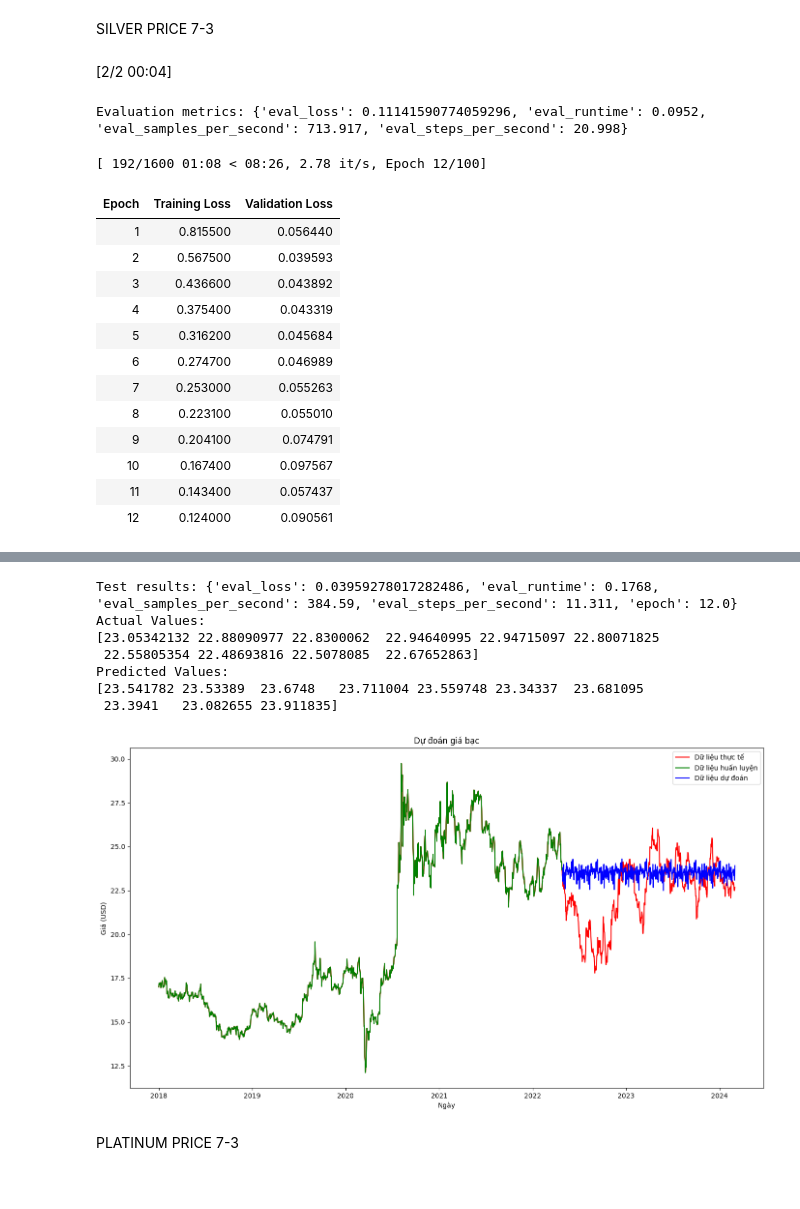
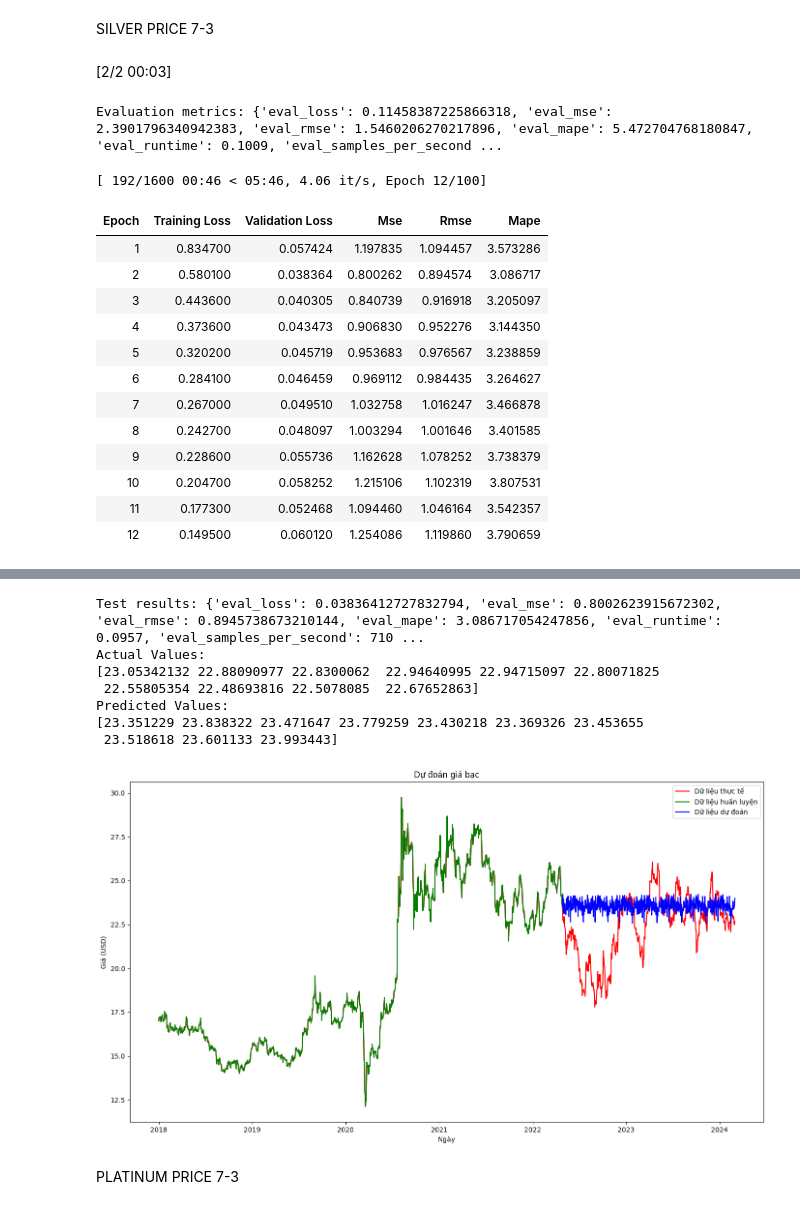
Before and after one commit to Kt7mmm/IS403_O21_06, a Jupyter notebook: Model/Team06_PatchTST.ipynb, the cells around one changed output, grey strips where cells are left out. Drawn from its saved outputs; the diff is of its cells as text; code cells hidden in the pictures.

```diff
--- a/Model/Team06_PatchTST.ipynb
+++ b/Model/Team06_PatchTST.ipynb
@@ -450,6 +478,30 @@ config = PatchTSTConfig(
 )
 model = PatchTSTForPrediction(config)
 
+def compute_metrics(eval_pred):
+    predictions, labels = eval_pred
+    if isinstance(predictions, tuple):
+        predictions = predictions[0]
+
+    if len(predictions.shape) > 2:
+        predictions = predictions.reshape(-1, predictions.shape[-1])
+    if len(labels.shape) > 2:
+        labels = labels.reshape(-1, labels.shape[-1])
+
+    # Unscale predictions and labels
+    predictions_unscaled = scaler.inverse_transform(predictions)
+    labels_unscaled = scaler.inverse_transform(labels)
+
+    mse = mean_squared_error(labels_unscaled, predictions_unscaled)
+    rmse = np.sqrt(mse)
+    mape = np.mean(np.abs((labels_unscaled - predictions_unscaled) / labels_unscaled)) * 100
+
+    return {
+        'mse': mse,
+        'rmse': rmse,
+        'mape': mape
+    }
+
 # Thiết lập các tham số huấn luyện
 training_args = TrainingArguments(
     output_dir="./checkpoint/patchtst/gold_price/output/",
@@ -481,6 +533,7 @@ trainer = Trainer(
     args=training_args,
     train_dataset=train_dataset,
     eval_dataset=test_dataset,
+    compute_metrics=compute_metrics,
     callbacks=[early_stopping_callback],
 )
 
@@ -529,53 +582,53 @@ test_dates = test['Date'].iloc[-len(predictions_mean):]
 if len(predictions_mean) > len(test_dates):
     predictions_mean = predictions_mean[:len(test_dates)]
 
 # Print some actual and predicted values for comparison
 print("Actual Values:")
 print(test['Value (USD per troy ounce)'].values[-10:])
 print("Predicted Values:")
 print(predictions_mean[-10:])
 
 # Hàm vẽ biểu đồ kết quả
 def plot_results(dates, actual, train, predict, title):
     plt.figure(figsize=(14, 8))
     plt.plot(dates, actual, label='Dữ liệu thực tế', color='red')
     plt.plot(dates[:len(train)], train, label='Dữ liệu huấn luyện', color='green')
     plt.plot(dates[-len(predict):], predict, label='Dữ liệu dự đoán', color='blue')
     plt.title(title)
     plt.xlabel('Ngày')
     plt.ylabel('Giá (USD)')
     plt.legend()
     plt.tight_layout()
     plt.show()
 
 # Vẽ biểu đồ kết quả
 plot_results(data['Date'], data['Value (USD per troy ounce)'], train['Value (USD per troy ounce)'], predictions_mean, 'Dự đoán giá bạc')
 # %% [output]
-[2/2 00:04]
+[2/2 00:03]
-Evaluation metrics: {'eval_loss': 0.11141590774059296, 'eval_runtime': 0.0952, 'eval_samples_per_second': 713.917, 'eval_steps_per_second': 20.998}
+Evaluation metrics: {'eval_loss': 0.11458387225866318, 'eval_mse': 2.3901796340942383, 'eval_rmse': 1.5460206270217896, 'eval_mape': 5.472704768180847, 'eval_runtime': 0.1009, 'eval_samples_per_second ...
-[ 192/1600 01:08 < 08:26, 2.78 it/s, Epoch 12/100]
+[ 192/1600 00:46 < 05:46, 4.06 it/s, Epoch 12/100]
-| Epoch | Training Loss | Validation Loss |
-| 1 | 0.815500 | 0.056440 |
-| 2 | 0.567500 | 0.039593 |
-| 3 | 0.436600 | 0.043892 |
-| 4 | 0.375400 | 0.043319 |
-| 5 | 0.316200 | 0.045684 |
-| 6 | 0.274700 | 0.046989 |
-| 7 | 0.253000 | 0.055263 |
-| 8 | 0.223100 | 0.055010 |
-| 9 | 0.204100 | 0.074791 |
-| 10 | 0.167400 | 0.097567 |
-| 11 | 0.143400 | 0.057437 |
-| 12 | 0.124000 | 0.090561 |
+| Epoch | Training Loss | Validation Loss | Mse | Rmse | Mape |
+| 1 | 0.834700 | 0.057424 | 1.197835 | 1.094457 | 3.573286 |
+| 2 | 0.580100 | 0.038364 | 0.800262 | 0.894574 | 3.086717 |
+| 3 | 0.443600 | 0.040305 | 0.840739 | 0.916918 | 3.205097 |
+| 4 | 0.373600 | 0.043473 | 0.906830 | 0.952276 | 3.144350 |
+| 5 | 0.320200 | 0.045719 | 0.953683 | 0.976567 | 3.238859 |
+| 6 | 0.284100 | 0.046459 | 0.969112 | 0.984435 | 3.264627 |
+| 7 | 0.267000 | 0.049510 | 1.032758 | 1.016247 | 3.466878 |
+| 8 | 0.242700 | 0.048097 | 1.003294 | 1.001646 | 3.401585 |
+| 9 | 0.228600 | 0.055736 | 1.162628 | 1.078252 | 3.738379 |
+| 10 | 0.204700 | 0.058252 | 1.215106 | 1.102319 | 3.807531 |
+| 11 | 0.177300 | 0.052468 | 1.094460 | 1.046164 | 3.542357 |
+| 12 | 0.149500 | 0.060120 | 1.254086 | 1.119860 | 3.790659 |
 [interactive output not drawn]
-Test results: {'eval_loss': 0.03959278017282486, 'eval_runtime': 0.1768, 'eval_samples_per_second': 384.59, 'eval_steps_per_second': 11.311, 'epoch': 12.0}
+Test results: {'eval_loss': 0.03836412727832794, 'eval_mse': 0.8002623915672302, 'eval_rmse': 0.8945738673210144, 'eval_mape': 3.086717054247856, 'eval_runtime': 0.0957, 'eval_samples_per_second': 710 ...
 Actual Values:
 [23.05342132 22.88090977 22.8300062  22.94640995 22.94715097 22.80071825
  22.55805354 22.48693816 22.5078085  22.67652863]
 Predicted Values:
-[23.541782 23.53389  23.6748   23.711004 23.559748 23.34337  23.681095
- 23.3941   23.082655 23.911835]
+[23.351229 23.838322 23.471647 23.779259 23.430218 23.369326 23.453655
+ 23.518618 23.601133 23.993443]
-[figure, old version]
+[figure, new version]
 # %% [markdown]
 PLATINUM PRICE 7-3
 # %%
```
Also changed, not shown: parts of 9 cells of this notebook.
